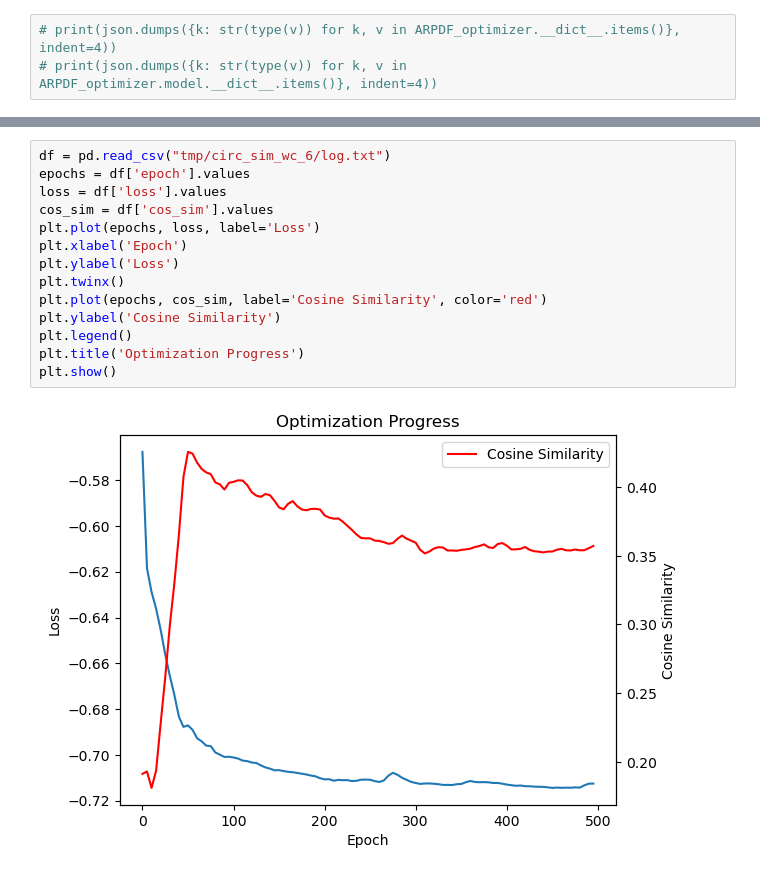
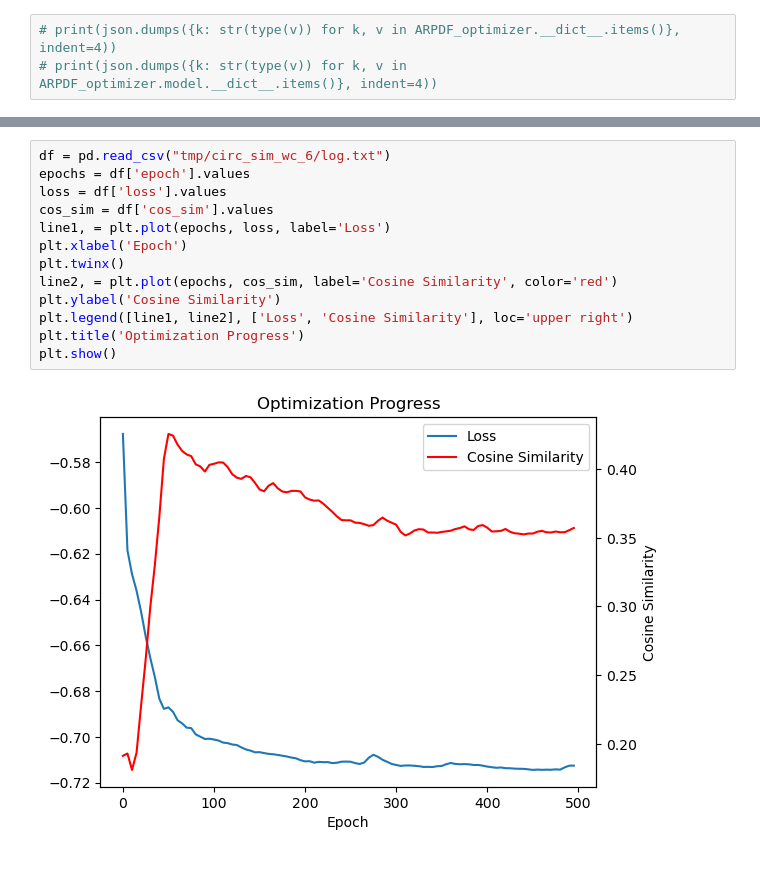
Before and after one commit to tfzx/ARPDF, a Jupyter notebook: optimize_ARPDF.ipynb, the cells around one changed output, grey strips where cells are left out. Drawn from its saved outputs; the diff is of its cells as text.

```diff
--- a/optimize_ARPDF.ipynb
+++ b/optimize_ARPDF.ipynb
@@ -44,16 +44,15 @@ Epoch 495, Loss: -0.734185, CosSim: 0.214531
 # %%
 df = pd.read_csv("tmp/circ_sim_wc_6/log.txt")
 epochs = df['epoch'].values
 loss = df['loss'].values
 cos_sim = df['cos_sim'].values
-plt.plot(epochs, loss, label='Loss')
+line1, = plt.plot(epochs, loss, label='Loss')
 plt.xlabel('Epoch')
-plt.ylabel('Loss')
 plt.twinx()
-plt.plot(epochs, cos_sim, label='Cosine Similarity', color='red')
+line2, = plt.plot(epochs, cos_sim, label='Cosine Similarity', color='red')
 plt.ylabel('Cosine Similarity')
-plt.legend()
+plt.legend([line1, line2], ['Loss', 'Cosine Similarity'], loc='upper right')
 plt.title('Optimization Progress')
 plt.show()
 # %% [output]
-[figure, old version]
+[figure, new version]
```
Also changed, not shown: parts of 4 cells of this notebook, 2 other files.
